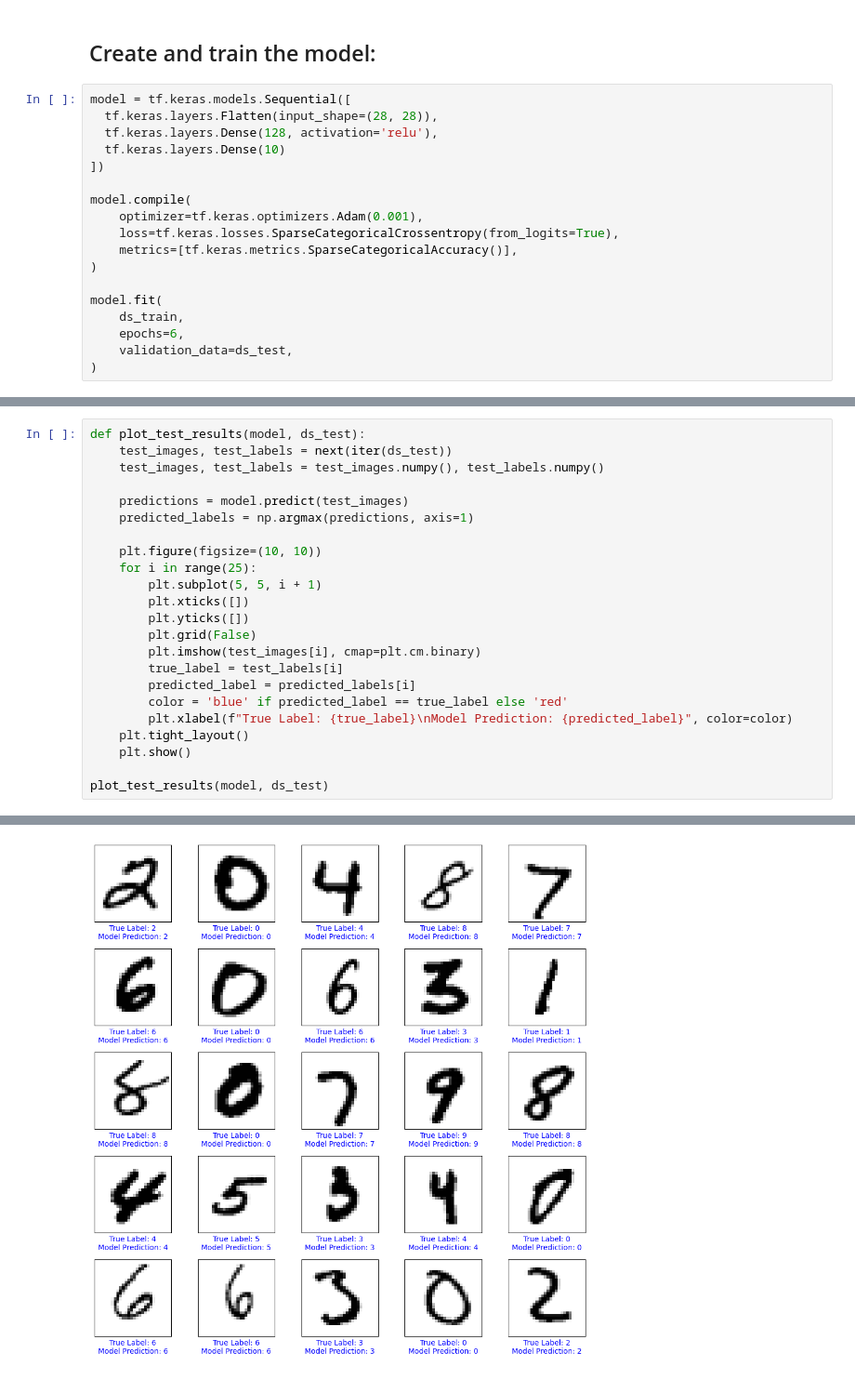
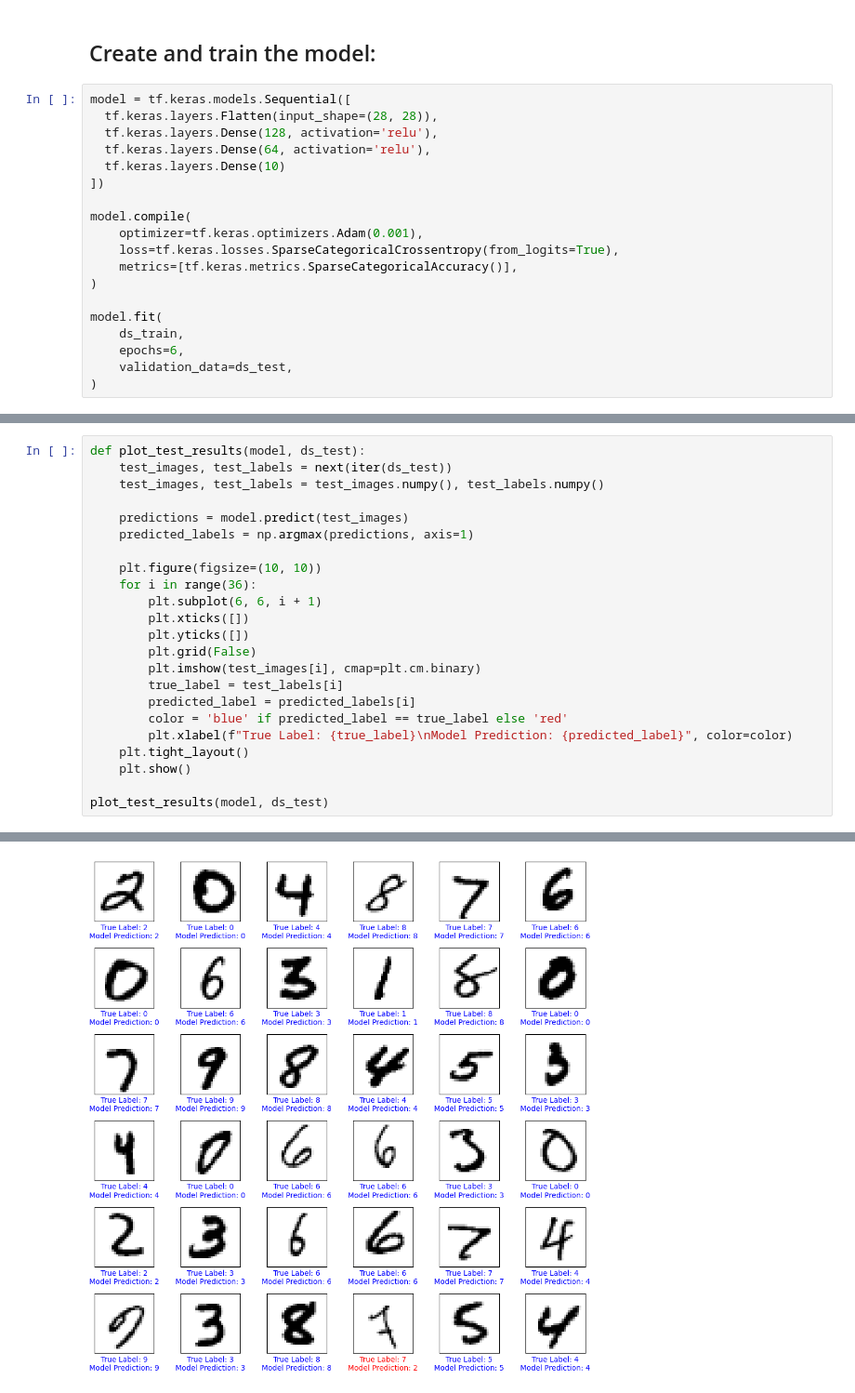
Before and after one commit to giackperetti/MNIST-tensorflow, a Jupyter notebook: Feed_Forward_MNIST.ipynb, the cells around one changed output, grey strips where cells are left out. Shown at 93% size. Cells and saved outputs as stored; diff of their text form.

Commit message:
added 1 layer for increased precision, added a visualization of the model's structure and made it so the evaluation of the images shows 36 images instead of 25

```diff
--- a/Feed_Forward_MNIST.ipynb
+++ b/Feed_Forward_MNIST.ipynb
@@ -40,6 +40,7 @@ ds_test = ds_test.prefetch(tf.data.AUTOTUNE)
 model = tf.keras.models.Sequential([
   tf.keras.layers.Flatten(input_shape=(28, 28)),
   tf.keras.layers.Dense(128, activation='relu'),
+  tf.keras.layers.Dense(64, activation='relu'),
   tf.keras.layers.Dense(10)
 ])
 
@@ -73,26 +80,26 @@ Epoch 6/6
 # %%
 def plot_test_results(model, ds_test):
     test_images, test_labels = next(iter(ds_test))
     test_images, test_labels = test_images.numpy(), test_labels.numpy()
 
     predictions = model.predict(test_images)
     predicted_labels = np.argmax(predictions, axis=1)
 
     plt.figure(figsize=(10, 10))
-    for i in range(25):
-        plt.subplot(5, 5, i + 1)
+    for i in range(36):
+        plt.subplot(6, 6, i + 1)
         plt.xticks([])
         plt.yticks([])
         plt.grid(False)
         plt.imshow(test_images[i], cmap=plt.cm.binary)
         true_label = test_labels[i]
         predicted_label = predicted_labels[i]
         color = 'blue' if predicted_label == true_label else 'red'
         plt.xlabel(f"True Label: {true_label}\nModel Prediction: {predicted_label}", color=color)
     plt.tight_layout()
     plt.show()
 
 plot_test_results(model, ds_test)
 # %% [output]
 4/4 [==============================] - 0s 4ms/step
-[figure, old version]
+[figure, new version]
```
Also changed, not shown: parts of 4 cells of this notebook.
